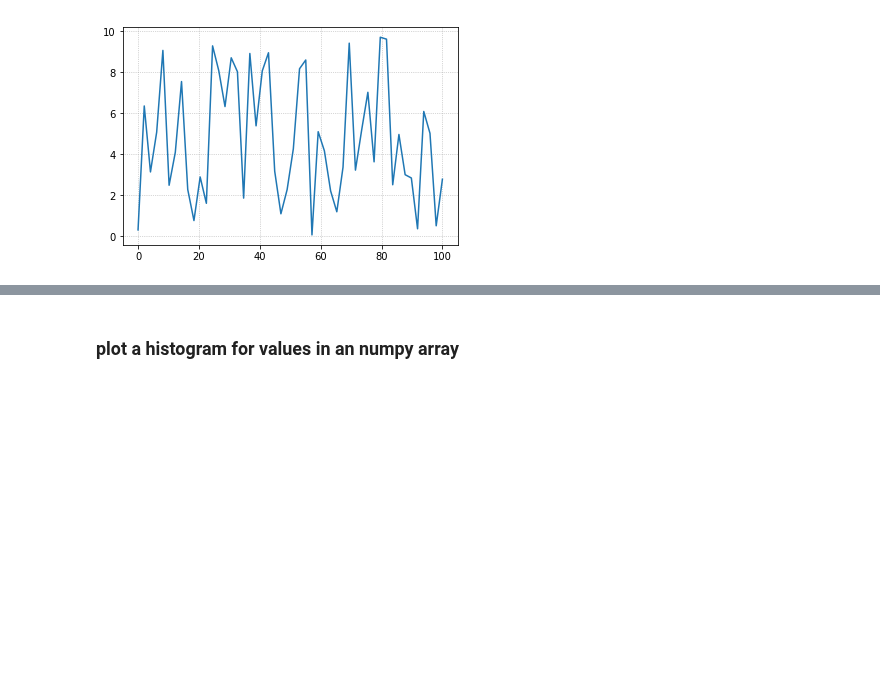
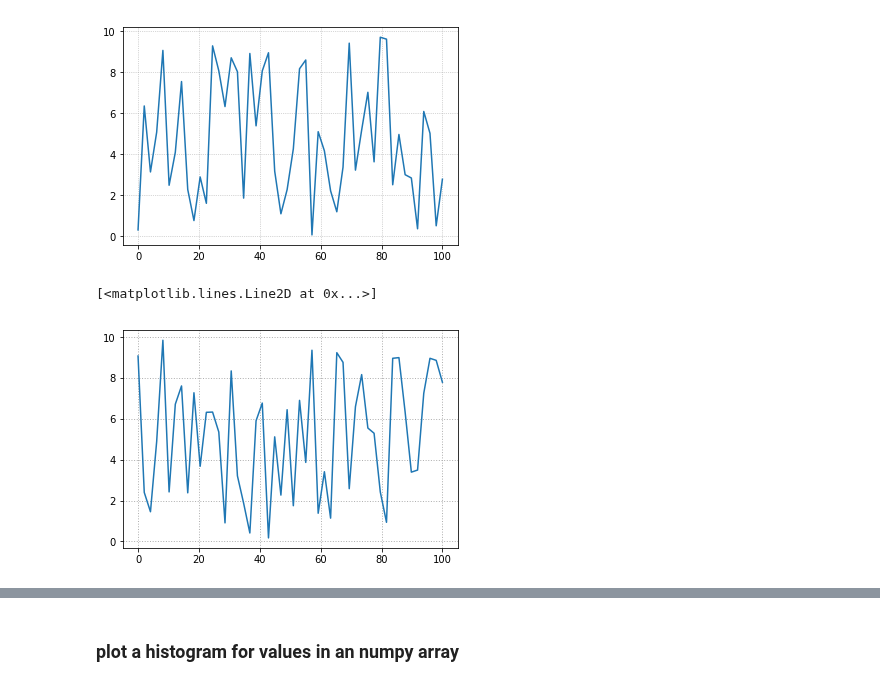
Before and after one commit to queirozfcom/python-sandbox, a Jupyter notebook: python3/notebooks/matplotlib/pyplot-by-example/main.ipynb, the cells around one changed output, grey strips where cells are left out. Drawn from its saved outputs; the diff is of its cells as text; code cells hidden in the pictures; blank space fills up the shorter version.

```diff
--- a/python3/notebooks/matplotlib/pyplot-by-example/main.ipynb
+++ b/python3/notebooks/matplotlib/pyplot-by-example/main.ipynb
@@ -226,6 +227,22 @@ plt.plot(x,y)
 # %% [output]
 [<matplotlib.lines.Line2D at 0x...>]
 [figure]
+# %%
+import matplotlib.pyplot as plt
+import numpy as np
+
+plt.clf()
+
+# generate sample data
+x = np.linspace(0.0,100,50)
+y = np.random.uniform(low=0,high=10,size=50)
+
+plt.gca().grid(True, linewidth=1.0, linestyle=':')
+
+plt.plot(x,y)
+# %% [output]
+[<matplotlib.lines.Line2D at 0x...>]
+[figure, added]
 # %%
 def plot_value_labels(axis):
 
```
Also changed, not shown: parts of 7 cells of this notebook, 1 other file.
